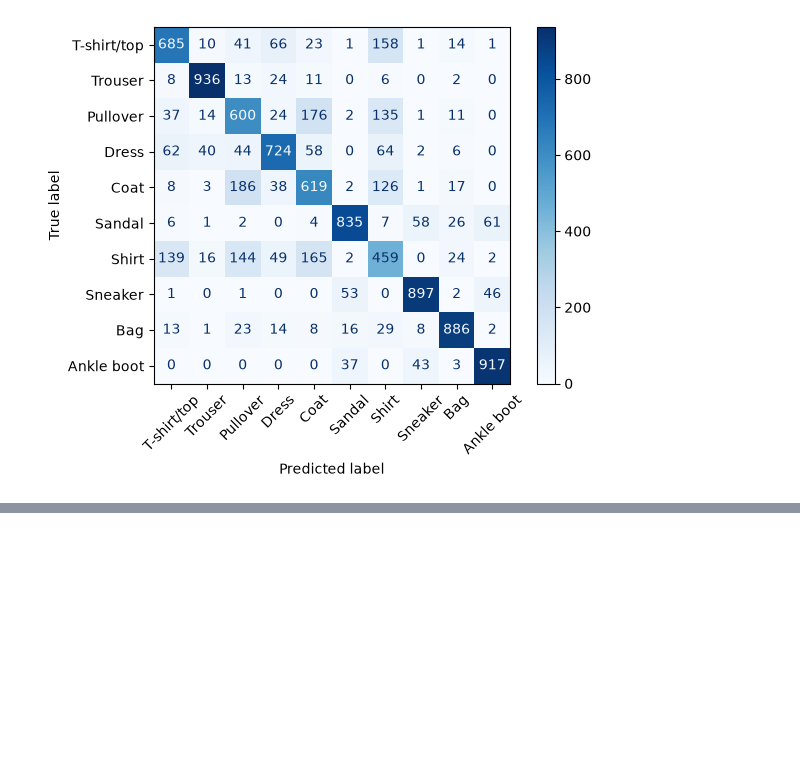
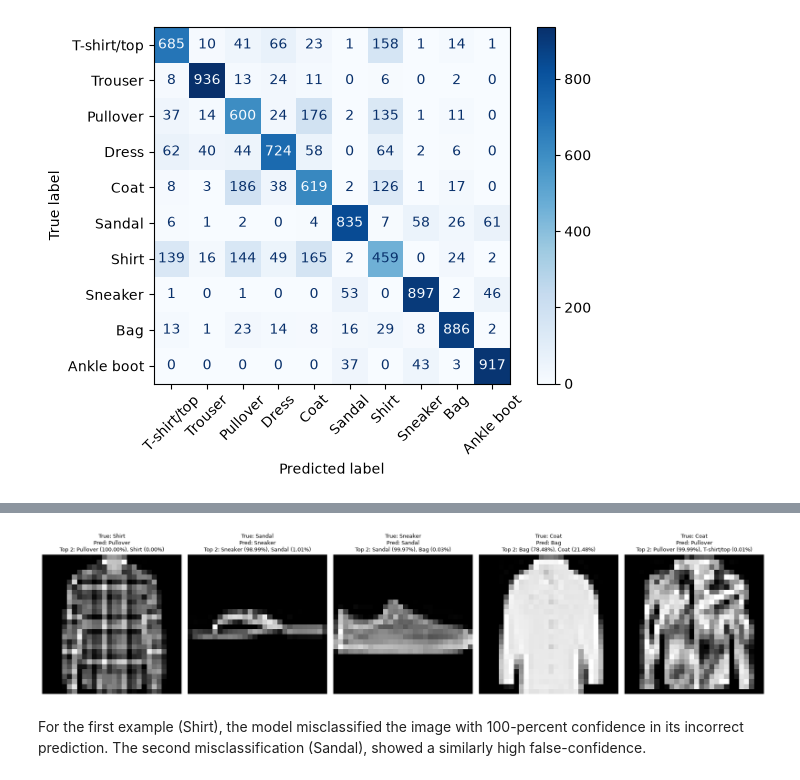
Before and after one commit to codettlaff/CPTS_575, a Jupyter notebook: assignment4/fashion_mnist.ipynb, the cells around one changed output, grey strips where cells are left out. Cells and saved outputs as stored; diff of their text form; code cells hidden in the pictures; blank space fills up the shorter version.

```diff
--- a/assignment4/fashion_mnist.ipynb
+++ b/assignment4/fashion_mnist.ipynb
@@ -238,0 +386,27 @@ Unlike the ten-class softmax model, which outputs a probability distribution acr
+# %%
+mis_idx = np.flatnonzero(y_test != test_pred)[:5]
+
+fig, axes = plt.subplots(1, 5, figsize=(18, 4))
+
+for ax, idx in zip(axes, mis_idx):
+    true_label = int(y_test[idx])
+    pred_label = int(test_pred[idx])
+
+    top2_idx = np.argsort(test_prob[idx])[-2:][::-1] # Select the top two, then reverse.
+    top2_labels = [class_names[j] for j in top2_idx]
+    top2_probs = [test_prob[idx, j] for j in top2_idx]
+
+    ax.imshow(X_test[idx].reshape(28, 28), cmap="gray")
+    ax.set_title(
+        f"True: {class_names[true_label]}\n"
+        f"Pred: {class_names[pred_label]}\n"
+        f"Top 2: {top2_labels[0]} ({top2_probs[0]:.2%}), {top2_labels[1]} ({top2_probs[1]:.2%})",
+        fontsize=9)
+    ax.axis("off")
+
+plt.tight_layout()
+plt.show()
+# %% [output]
+[figure, added]
+# %% [markdown]
+For the first example (Shirt), the model misclassified the image with 100-percent confidence in its incorrect prediction. The second misclassification (Sandal), showed a similarly high false-confidence.
```
Also changed, not shown: parts of 36 cells of this notebook.
